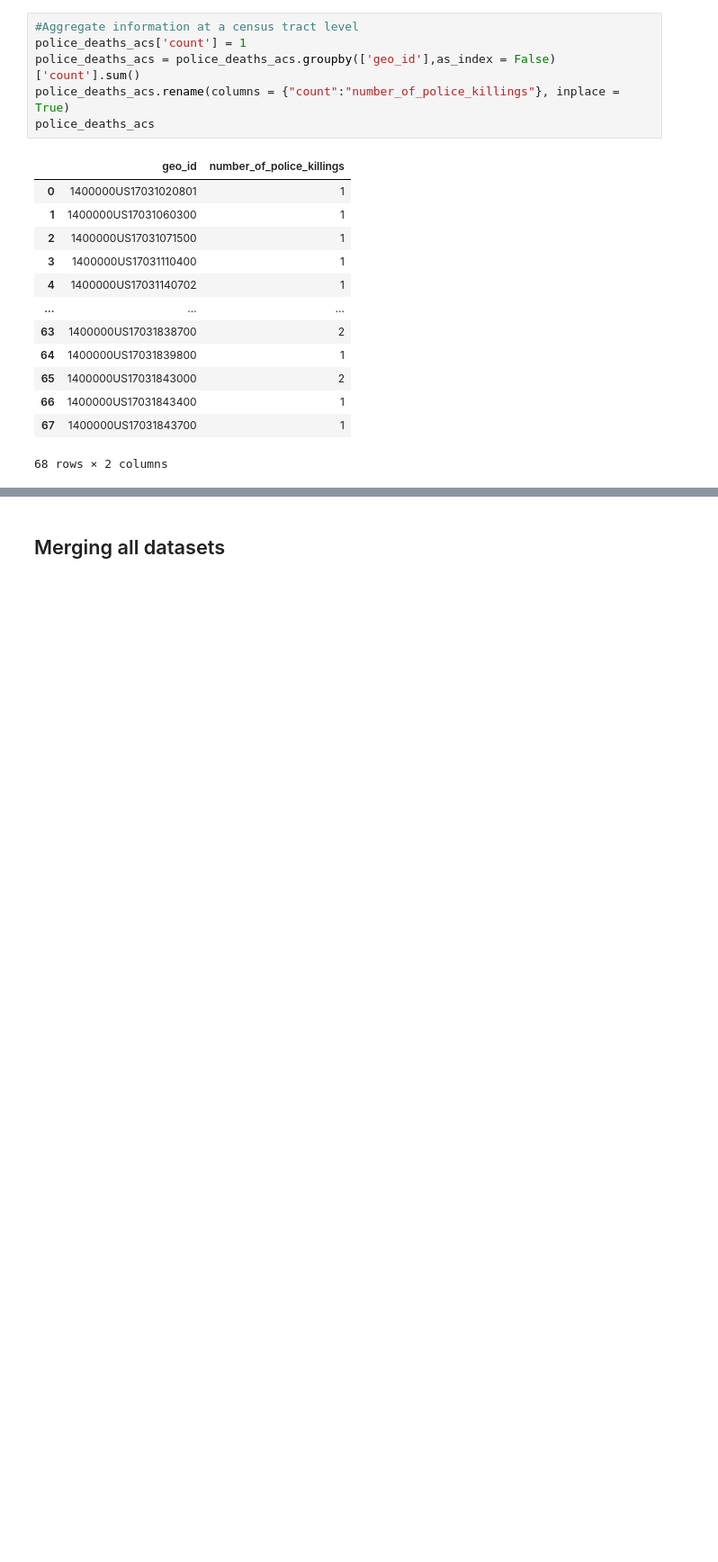
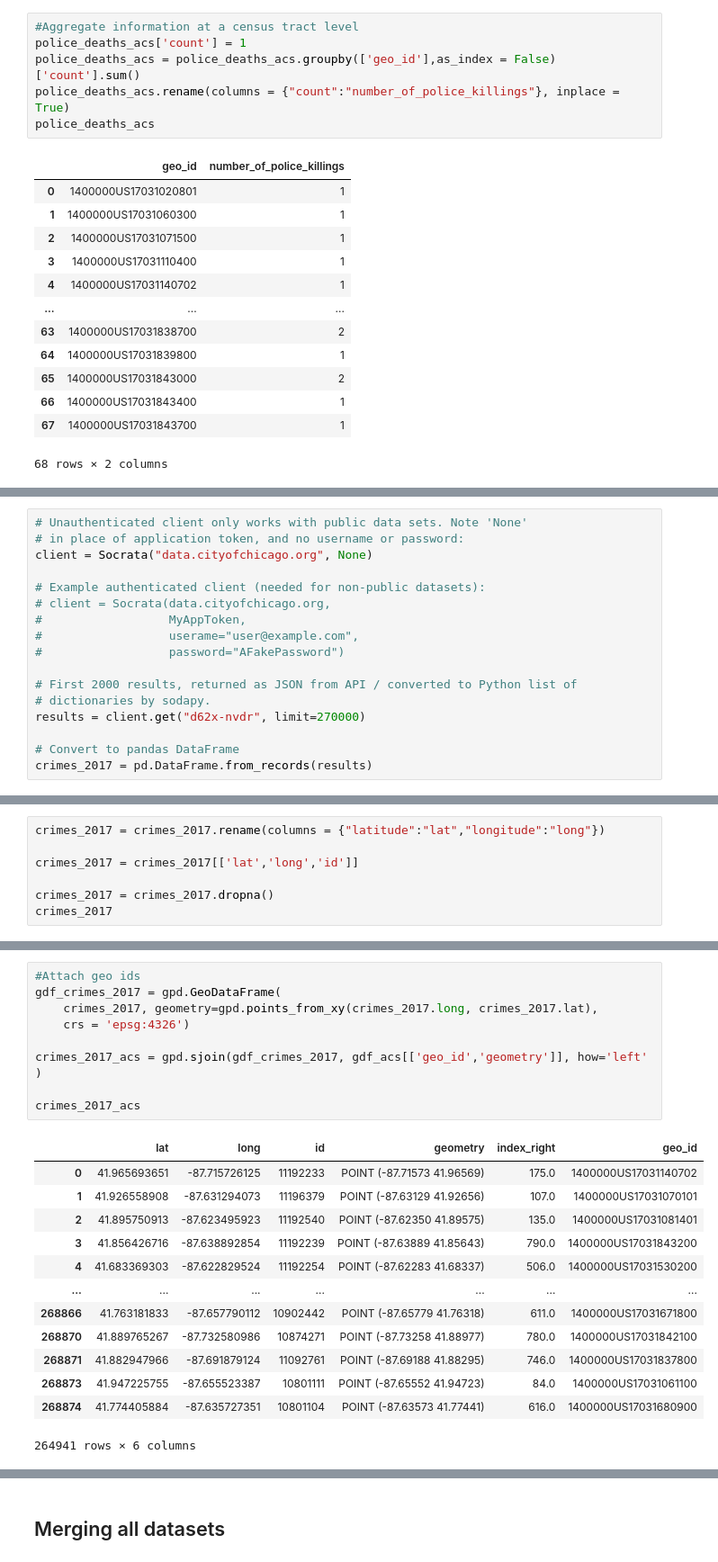
Before and after one commit to mihirbhaskar/chicago-complaints, a Jupyter notebook: code/4_CleanChicagoOpenData.ipynb, the cells around one changed output, grey strips where cells are left out. Shown at 90% size. Saved outputs shown, nothing was run; the diff lists cells and outputs as text; blank space fills up the shorter version.

```diff
--- a/code/4_CleanChicagoOpenData.ipynb
+++ b/code/4_CleanChicagoOpenData.ipynb
@@ -665,0 +838,17 @@ police_deaths_acs
+# %%
+# Unauthenticated client only works with public data sets. Note 'None'
+# in place of application token, and no username or password:
+client = Socrata("data.cityofchicago.org", None)
+
+# Example authenticated client (needed for non-public datasets):
+# client = Socrata(data.cityofchicago.org,
+#                  MyAppToken,
+#                  userame="user@example.com",
+#                  password="AFakePassword")
+
+# First 2000 results, returned as JSON from API / converted to Python list of
+# dictionaries by sodapy.
+results = client.get("d62x-nvdr", limit=270000)
+
+# Convert to pandas DataFrame
+crimes_2017 = pd.DataFrame.from_records(results)
@@ -665,0 +857,7 @@ police_deaths_acs
+# %%
+crimes_2017 = crimes_2017.rename(columns = {"latitude":"lat","longitude":"long"})
+
+crimes_2017 = crimes_2017[['lat','long','id']]
+
+crimes_2017 = crimes_2017.dropna()
+crimes_2017
@@ -665,0 +878,23 @@ police_deaths_acs
+# %%
+#Attach geo ids
+gdf_crimes_2017 = gpd.GeoDataFrame(
+    crimes_2017, geometry=gpd.points_from_xy(crimes_2017.long, crimes_2017.lat),
+    crs = 'epsg:4326')
+
+crimes_2017_acs = gpd.sjoin(gdf_crimes_2017, gdf_acs[['geo_id','geometry']], how='left' )
+
+crimes_2017_acs
+# %% [output]
+|  | lat | long | id | geometry | index_right | geo_id |
+| 0 | 41.965693651 | -87.715726125 | 11192233 | POINT (-87.71573 41.96569) | 175.0 | 1400000US17031140702 |
+| 1 | 41.926558908 | -87.631294073 | 11196379 | POINT (-87.63129 41.92656) | 107.0 | 1400000US17031070101 |
+| 2 | 41.895750913 | -87.623495923 | 11192540 | POINT (-87.62350 41.89575) | 135.0 | 1400000US17031081401 |
+| 3 | 41.856426716 | -87.638892854 | 11192239 | POINT (-87.63889 41.85643) | 790.0 | 1400000US17031843200 |
+| 4 | 41.683369303 | -87.622829524 | 11192254 | POINT (-87.62283 41.68337) | 506.0 | 1400000US17031530200 |
+| ... | ... | ... | ... | ... | ... | ... |
+| 268866 | 41.763181833 | -87.657790112 | 10902442 | POINT (-87.65779 41.76318) | 611.0 | 1400000US17031671800 |
+| 268870 | 41.889765267 | -87.732580986 | 10874271 | POINT (-87.73258 41.88977) | 780.0 | 1400000US17031842100 |
+| 268871 | 41.882947966 | -87.691879124 | 11092761 | POINT (-87.69188 41.88295) | 746.0 | 1400000US17031837800 |
+| 268873 | 41.947225755 | -87.655523387 | 10801111 | POINT (-87.65552 41.94723) | 84.0 | 1400000US17031061100 |
+| 268874 | 41.774405884 | -87.635727351 | 10801104 | POINT (-87.63573 41.77441) | 616.0 | 1400000US17031680900 |
+264941 rows × 6 columns
```
Also changed, not shown: parts of 32 cells of this notebook.
